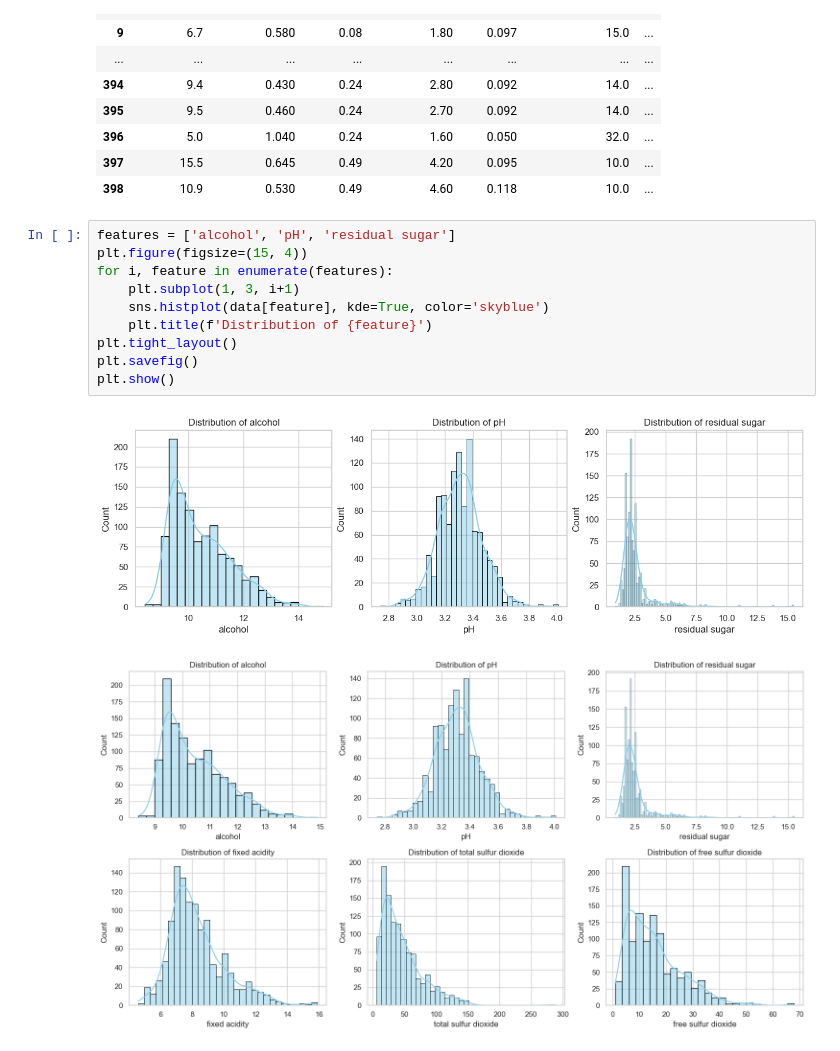
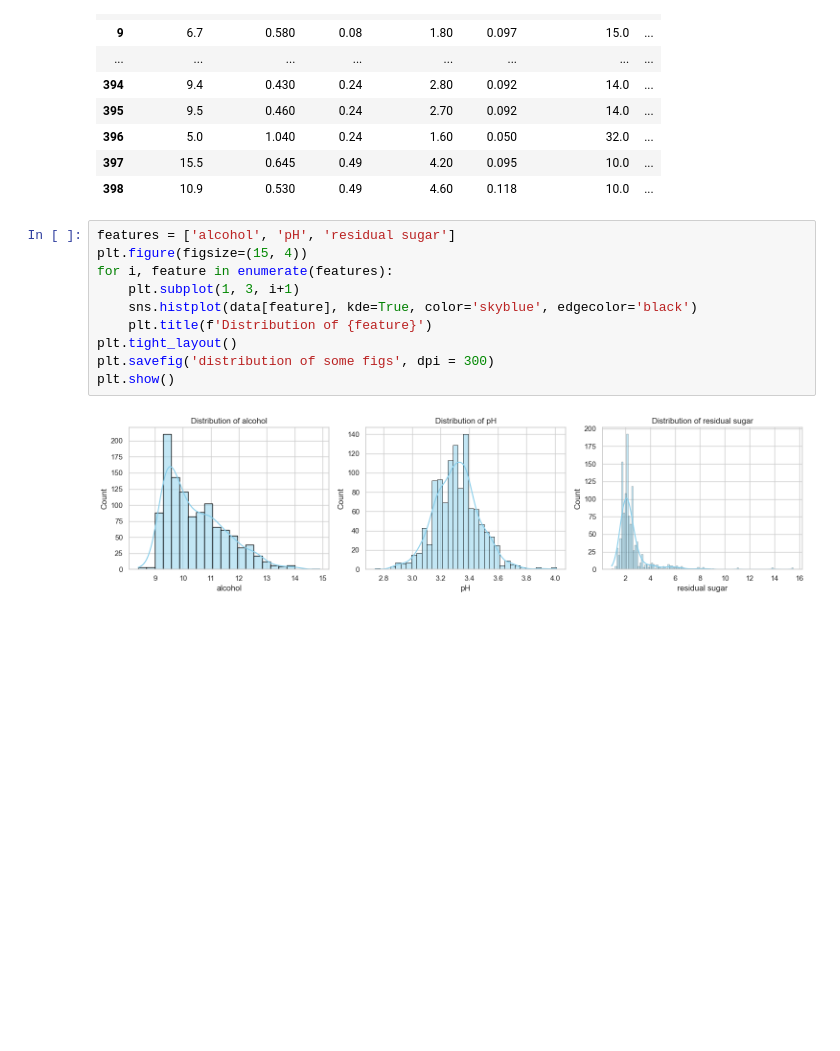
Before and after one commit to KeneanDita/Exploratory-Data-Analysis-EDA-, a Jupyter notebook: Wine_Quality_eda.ipynb, the cells around one changed output. Drawn from its saved outputs; the diff is of its cells as text; blank space fills up the shorter version.

Commit message:
Image restucturing

```diff
--- a/Wine_Quality_eda.ipynb
+++ b/Wine_Quality_eda.ipynb
@@ -75,13 +75,12 @@ data
 # %%
 features = ['alcohol', 'pH', 'residual sugar']
 plt.figure(figsize=(15, 4))
 for i, feature in enumerate(features):
     plt.subplot(1, 3, i+1)
-    sns.histplot(data[feature], kde=True, color='skyblue')
+    sns.histplot(data[feature], kde=True, color='skyblue', edgecolor='black')
     plt.title(f'Distribution of {feature}')
 plt.tight_layout()
-plt.savefig()
+plt.savefig('distribution of some figs', dpi = 300)
 plt.show()
 # %% [output]
-[figure, old version]
+[figure, new version]
-[figure, removed]
```
Also changed, not shown: 8 other files.
